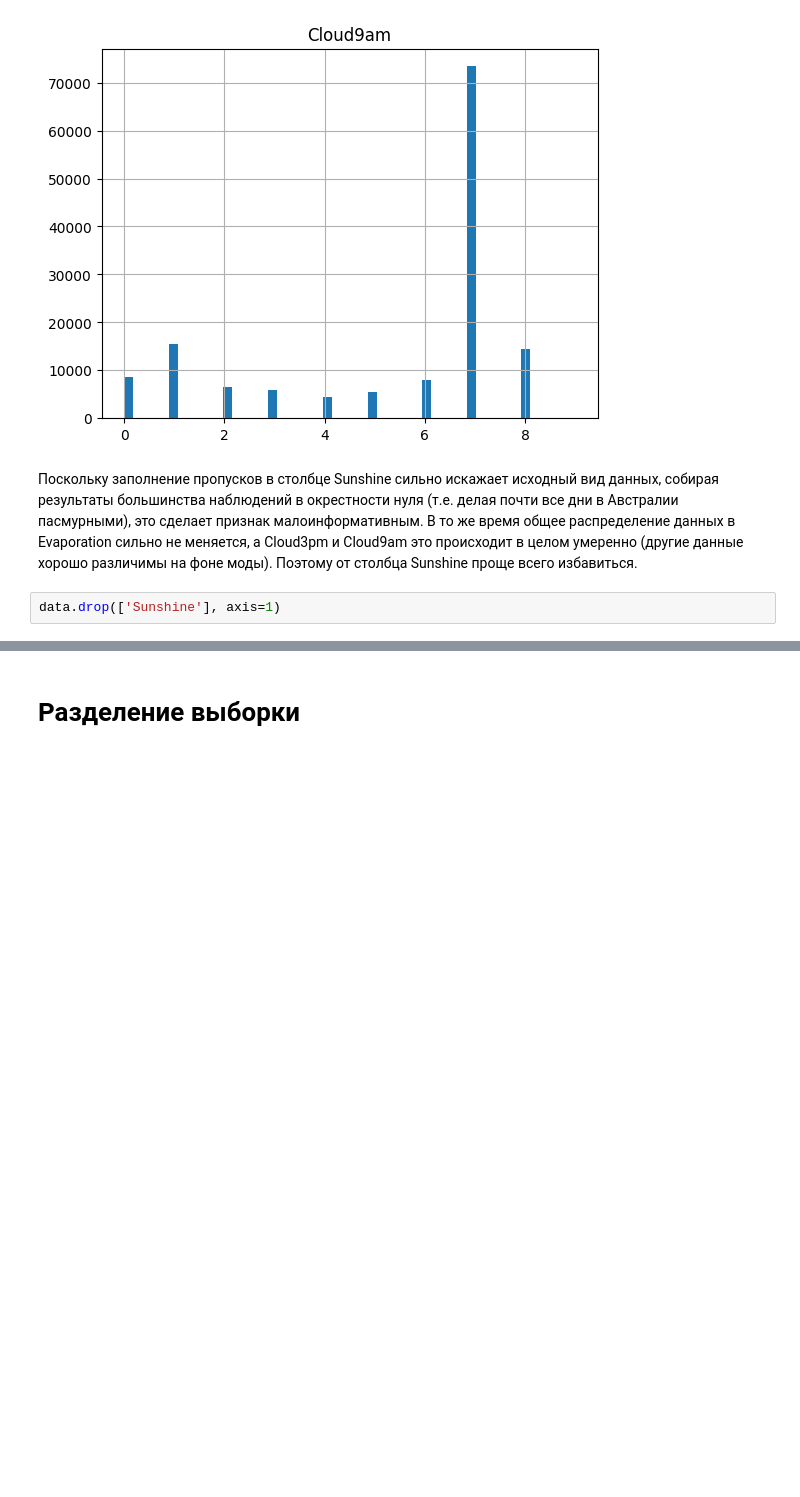
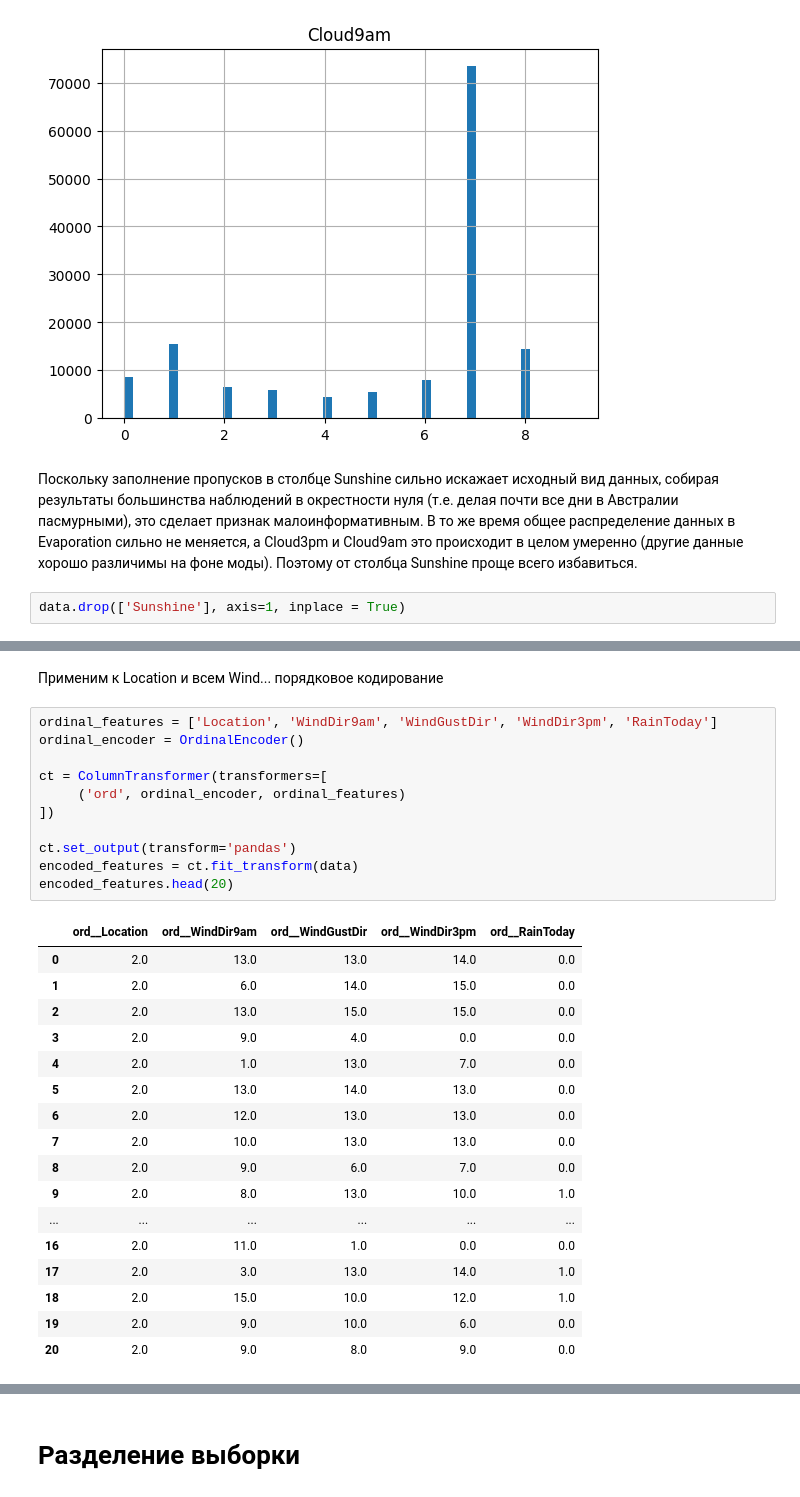
Before and after one commit to Kirillex22/Machine-Learning, a Jupyter notebook: notebooks/Lab4.ipynb, the cells around one changed output, grey strips where cells are left out. Cells and saved outputs as stored; diff of their text form; blank space fills up the shorter version.

```diff
--- a/notebooks/Lab4.ipynb
+++ b/notebooks/Lab4.ipynb
@@ -176,4 +195,4 @@ for column in columns:
 # %% [markdown]
 Поскольку заполнение пропусков в столбце Sunshine сильно искажает исходный вид данных, собирая результаты большинства наблюдений в окрестности нуля (т.е. делая почти все дни в Австралии пасмурными), это сделает признак малоинформативным. В то же время общее распределение данных в Evaporation сильно не меняется, а Cloud3pm и Cloud9am это происходит в целом умеренно (другие данные хорошо различимы на фоне моды). Поэтому от столбца Sunshine проще всего избавиться.
 # %%
-data.drop(['Sunshine'], axis=1)
+data.drop(['Sunshine'], axis=1, inplace = True)
@@ -213,0 +244,31 @@ dtype: float64
+# %% [markdown]
+Применим к Location и всем Wind... порядковое кодирование
+# %%
+ordinal_features = ['Location', 'WindDir9am', 'WindGustDir', 'WindDir3pm', 'RainToday']
+ordinal_encoder = OrdinalEncoder()
+
+ct = ColumnTransformer(transformers=[
+     ('ord', ordinal_encoder, ordinal_features)
+])
+
+ct.set_output(transform='pandas')
+encoded_features = ct.fit_transform(data)
+encoded_features.head(20)
+# %% [output]
+|  | ord__Location | ord__WindDir9am | ord__WindGustDir | ord__WindDir3pm | ord__RainToday |
+| 0 | 2.0 | 13.0 | 13.0 | 14.0 | 0.0 |
+| 1 | 2.0 | 6.0 | 14.0 | 15.0 | 0.0 |
+| 2 | 2.0 | 13.0 | 15.0 | 15.0 | 0.0 |
+| 3 | 2.0 | 9.0 | 4.0 | 0.0 | 0.0 |
+| 4 | 2.0 | 1.0 | 13.0 | 7.0 | 0.0 |
+| 5 | 2.0 | 13.0 | 14.0 | 13.0 | 0.0 |
+| 6 | 2.0 | 12.0 | 13.0 | 13.0 | 0.0 |
+| 7 | 2.0 | 10.0 | 13.0 | 13.0 | 0.0 |
+| 8 | 2.0 | 9.0 | 6.0 | 7.0 | 0.0 |
+| 9 | 2.0 | 8.0 | 13.0 | 10.0 | 1.0 |
+| ... | ... | ... | ... | ... | ... |
+| 16 | 2.0 | 11.0 | 1.0 | 0.0 | 0.0 |
+| 17 | 2.0 | 3.0 | 13.0 | 14.0 | 1.0 |
+| 18 | 2.0 | 15.0 | 10.0 | 12.0 | 1.0 |
+| 19 | 2.0 | 9.0 | 10.0 | 6.0 | 0.0 |
+| 20 | 2.0 | 9.0 | 8.0 | 9.0 | 0.0 |
```
Also changed, not shown: parts of 45 cells of this notebook.
